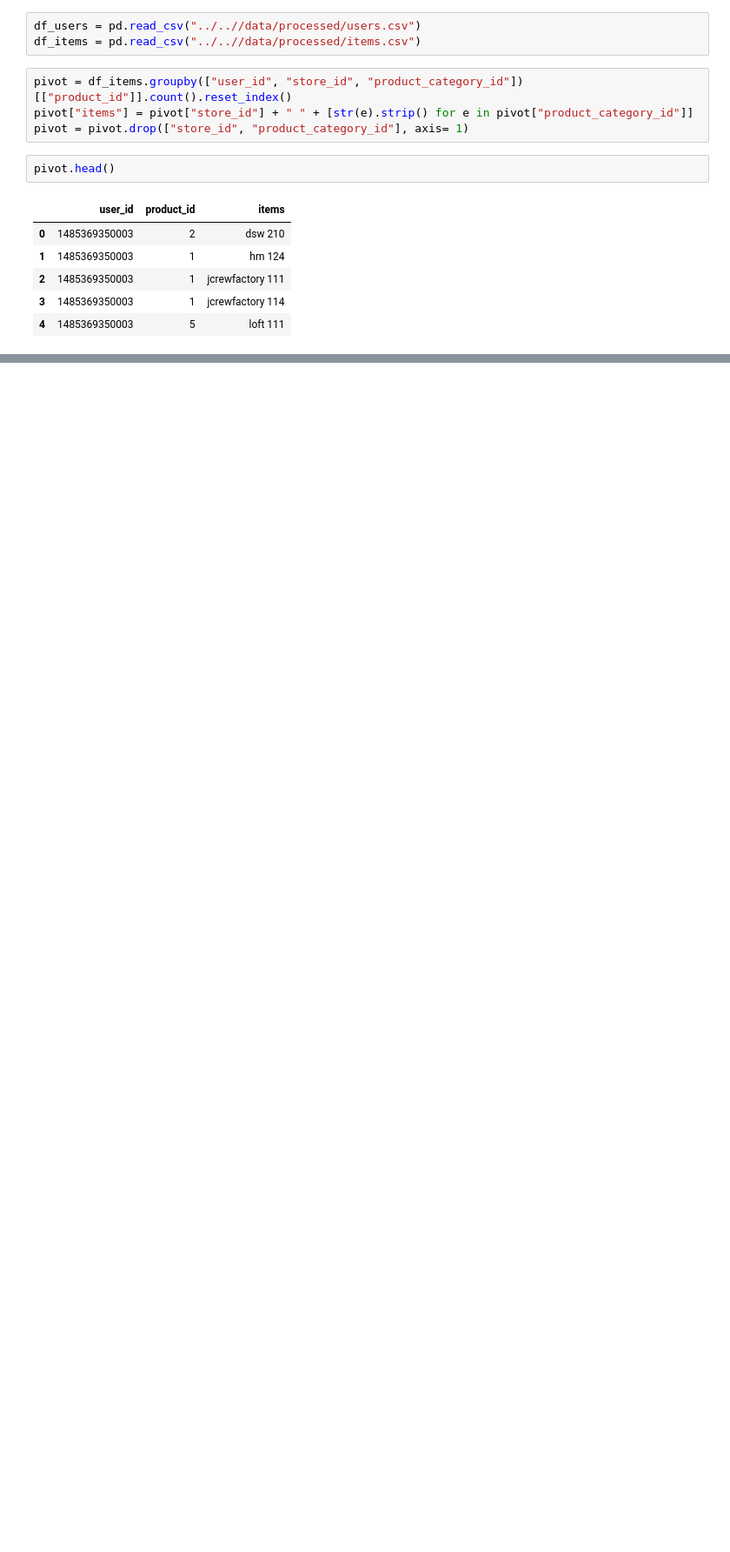
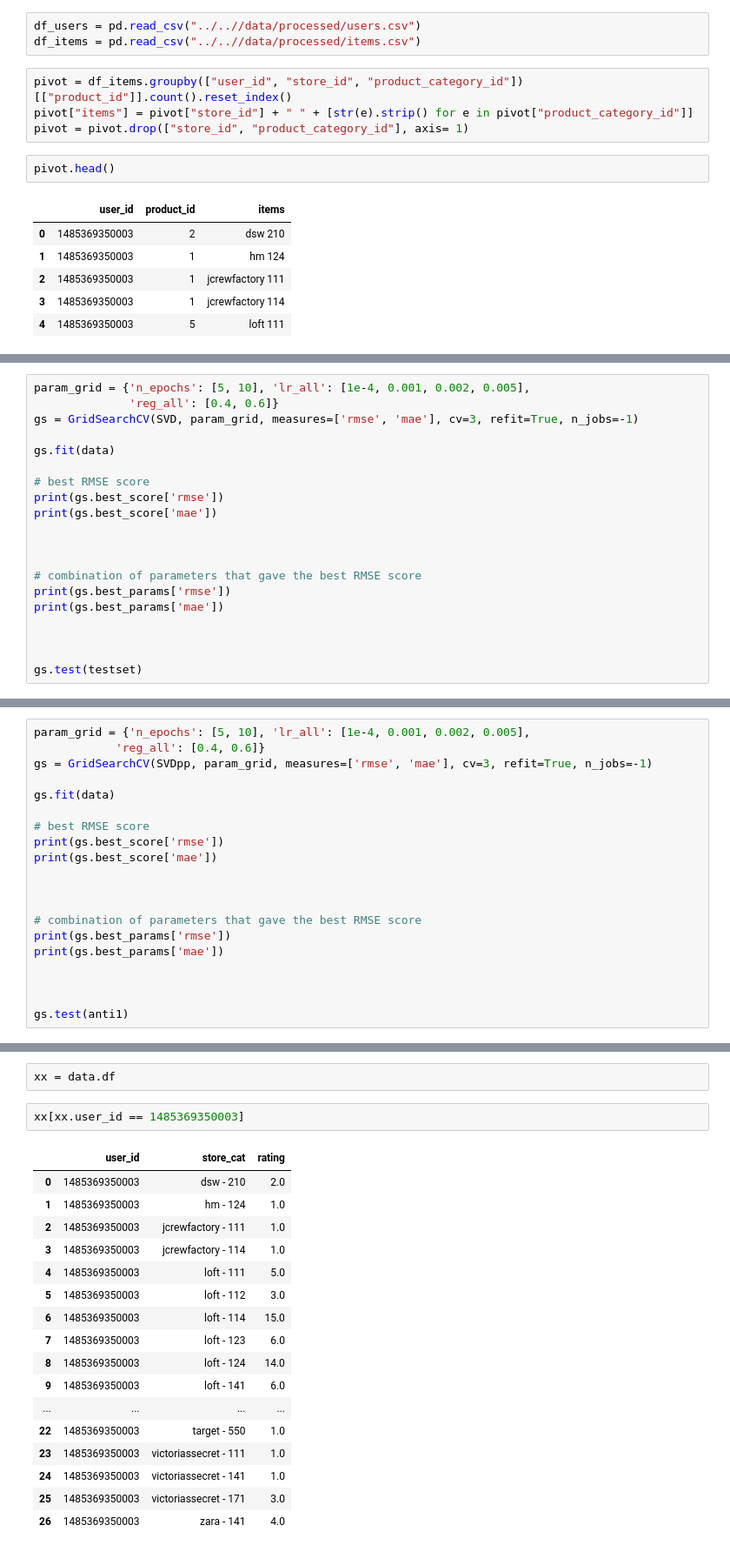
Before and after one commit to radhavrmk/caprs, a Jupyter notebook: code/notebooks/Cap2.ipynb, the cells around one changed output, grey strips where cells are left out. Shown at 87% size. Drawn from its saved outputs; the diff is of its cells as text; blank space fills up the shorter version.

```diff
--- a/code/notebooks/Cap2.ipynb
+++ b/code/notebooks/Cap2.ipynb
@@ -246,0 +406,20 @@ x, y = get_user_prod_matrix(df_items)
+# %%
+param_grid = {'n_epochs': [5, 10], 'lr_all': [1e-4, 0.001, 0.002, 0.005],
+              'reg_all': [0.4, 0.6]}
+gs = GridSearchCV(SVD, param_grid, measures=['rmse', 'mae'], cv=3, refit=True, n_jobs=-1)
+
+gs.fit(data)
+
+# best RMSE score
+print(gs.best_score['rmse'])
+print(gs.best_score['mae'])
+
+
+
+# combination of parameters that gave the best RMSE score
+print(gs.best_params['rmse'])
+print(gs.best_params['mae'])
+
+
+
+gs.test(testset)
@@ -246,0 +448,20 @@ x, y = get_user_prod_matrix(df_items)
+# %%
+param_grid = {'n_epochs': [5, 10], 'lr_all': [1e-4, 0.001, 0.002, 0.005],
+            'reg_all': [0.4, 0.6]}
+gs = GridSearchCV(SVDpp, param_grid, measures=['rmse', 'mae'], cv=3, refit=True, n_jobs=-1)
+
+gs.fit(data)
+
+# best RMSE score
+print(gs.best_score['rmse'])
+print(gs.best_score['mae'])
+
+
+
+# combination of parameters that gave the best RMSE score
+print(gs.best_params['rmse'])
+print(gs.best_params['mae'])
+
+
+
+gs.test(anti1)
@@ -246,0 +490,22 @@ x, y = get_user_prod_matrix(df_items)
+# %%
+xx = data.df
+# %%
+xx[xx.user_id == 1485369350003]
+# %% [output]
+|  | user_id | store_cat | rating |
+| 0 | 1485369350003 | dsw - 210 | 2.0 |
+| 1 | 1485369350003 | hm - 124 | 1.0 |
+| 2 | 1485369350003 | jcrewfactory - 111 | 1.0 |
+| 3 | 1485369350003 | jcrewfactory - 114 | 1.0 |
+| 4 | 1485369350003 | loft - 111 | 5.0 |
+| 5 | 1485369350003 | loft - 112 | 3.0 |
+| 6 | 1485369350003 | loft - 114 | 15.0 |
+| 7 | 1485369350003 | loft - 123 | 6.0 |
+| 8 | 1485369350003 | loft - 124 | 14.0 |
+| 9 | 1485369350003 | loft - 141 | 6.0 |
+| ... | ... | ... | ... |
+| 22 | 1485369350003 | target - 550 | 1.0 |
+| 23 | 1485369350003 | victoriassecret - 111 | 1.0 |
+| 24 | 1485369350003 | victoriassecret - 141 | 1.0 |
+| 25 | 1485369350003 | victoriassecret - 171 | 3.0 |
+| 26 | 1485369350003 | zara - 141 | 4.0 |
```
Also changed, not shown: parts of 45 cells of this notebook.
